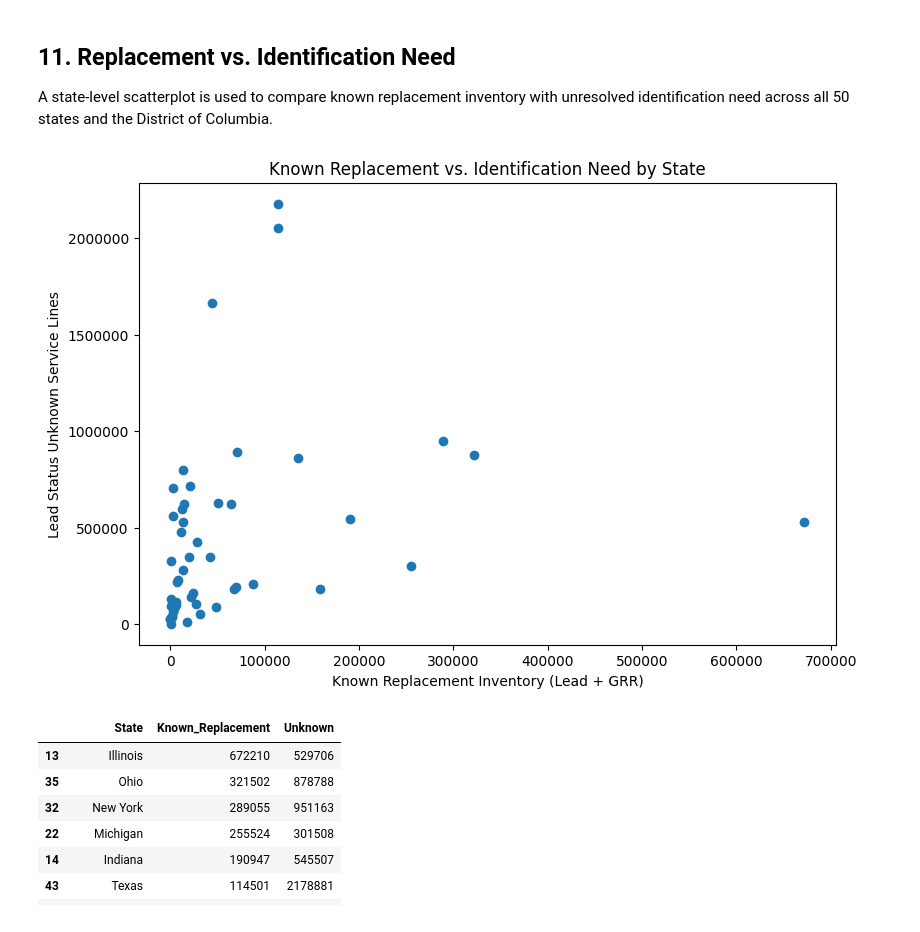
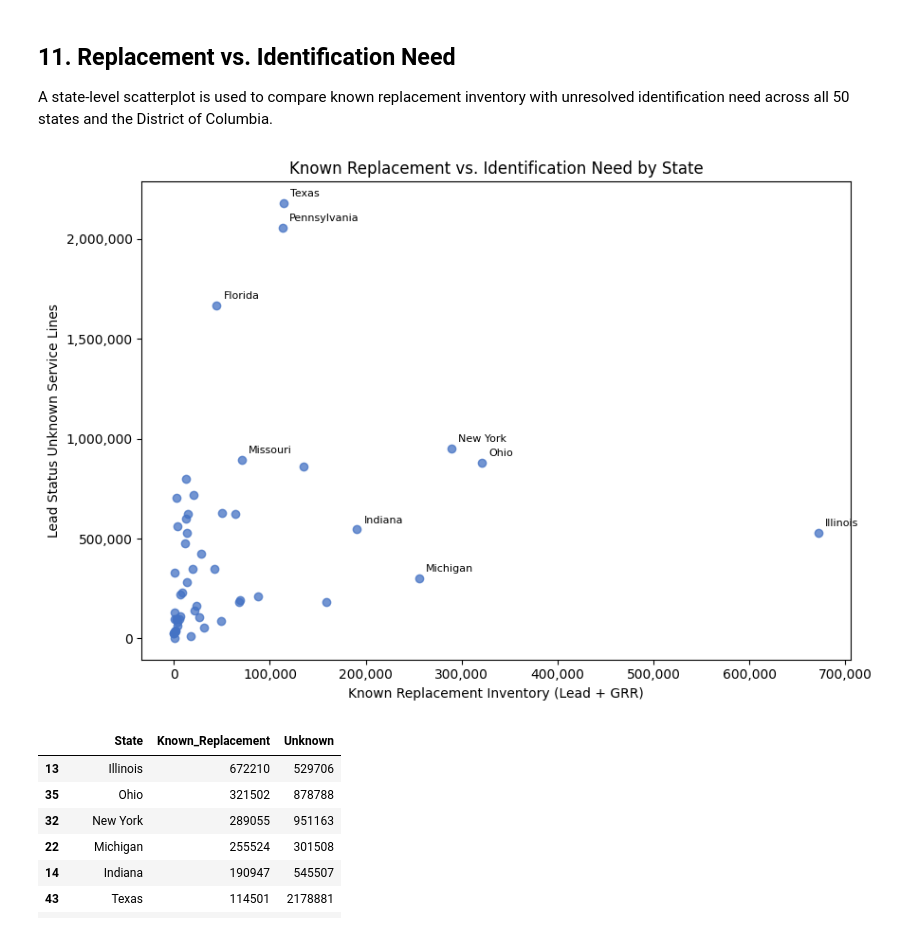
Before and after one commit to drat-git/xylem-lead-service-line-analysis, a Jupyter notebook: Lead_Service_Line_Analysis.ipynb, the cells around one changed output. Cells and saved outputs as stored; diff of their text form; code cells hidden in the pictures.

```diff
--- a/Lead_Service_Line_Analysis.ipynb
+++ b/Lead_Service_Line_Analysis.ipynb
@@ -424,20 +429,39 @@ The largest replacement and identification needs are not concentrated in exactly
 
 A state-level scatterplot is used to compare known replacement inventory with unresolved identification need across all 50 states and the District of Columbia.
 # %%
-plt.figure(figsize=(9, 6))
-
-plt.scatter(
-    state_summary["Known_Replacement"],
-    state_summary["Unknown"]
+highlight_states = set(
+    state_summary.nlargest(5, "Known_Replacement")["State"]
+) | set(
+    state_summary.nlargest(5, "Unknown")["State"]
 )
 
-plt.xlabel("Known Replacement Inventory (Lead + GRR)")
-plt.ylabel("Lead Status Unknown Service Lines")
-plt.title("Known Replacement vs. Identification Need by State")
+fig, ax = plt.subplots(figsize=(9, 6))
 
-plt.ticklabel_format(style="plain", axis="both")
+ax.scatter(
+    state_summary["Known_Replacement"],
+    state_summary["Unknown"],
+    color="#4472C4",
+    alpha=0.75
+)
 
+for _, row in state_summary[state_summary["State"].isin(highlight_states)].iterrows():
+    ax.annotate(
+        row["State"],
+        (row["Known_Replacement"], row["Unknown"]),
+        xytext=(5, 5),
+        textcoords="offset points",
+        fontsize=8
+    )
+
+ax.set_xlabel("Known Replacement Inventory (Lead + GRR)")
+ax.set_ylabel("Lead Status Unknown Service Lines")
+ax.set_title("Known Replacement vs. Identification Need by State")
+ax.xaxis.set_major_formatter(lambda value, _: f"{value:,.0f}")
+ax.yaxis.set_major_formatter(lambda value, _: f"{value:,.0f}")
+
+fig.tight_layout()
+fig.savefig("outputs/chart_4_replacement_vs_identification.png", dpi=300, bbox_inches="tight")
 plt.show()
 # %% [output]
-[figure, old version]
+[figure, new version]
 # %%
```
Also changed, not shown: parts of 11 cells of this notebook, 6 other files.
